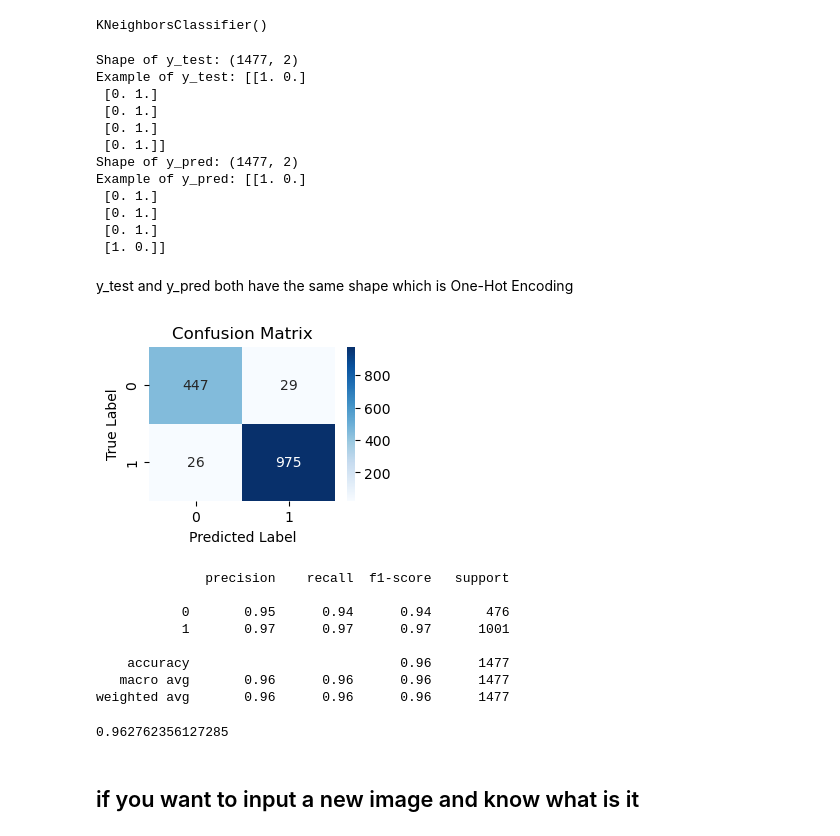
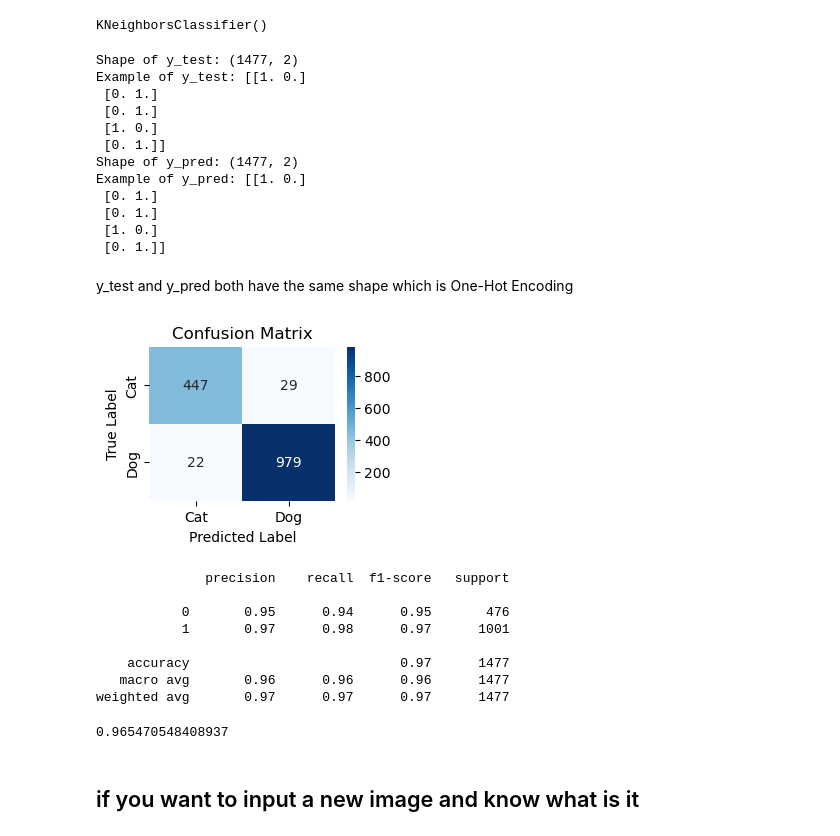
Before and after one commit to yara279-gif/pet, a Jupyter notebook: knn.ipynb, the cells around one changed output. Cells and saved outputs as stored; diff of their text form; code cells hidden in the pictures.

```diff
--- a/knn.ipynb
+++ b/knn.ipynb
@@ -98,7 +98,8 @@ test_data = data.flow_from_directory (
     target_size=(224, 224),
     batch_size=64,
     class_mode='categorical',
-    subset = 'validation'
+    subset = 'validation',
+
 )
 # %% [output]
 Found 1477 images belonging to 2 classes.
@@ -180,39 +181,39 @@ Shape of y_test: (1477, 2)
 Example of y_test: [[1. 0.]
  [0. 1.]
  [0. 1.]
- [0. 1.]
+ [1. 0.]
  [0. 1.]]
 Shape of y_pred: (1477, 2)
 Example of y_pred: [[1. 0.]
  [0. 1.]
  [0. 1.]
- [0. 1.]
- [1. 0.]]
+ [1. 0.]
+ [0. 1.]]
 # %% [markdown]
 y_test and y_pred  both have the same shape which is One-Hot Encoding
 # %%
 cm = confusion_matrix(y_test.argmax(axis=1), y_pred.argmax(axis=1))
 
 plt.figure(figsize=(3,2))
-sns.heatmap(cm,fmt = 'd',annot =True,cmap = 'Blues', xticklabels=range(2), yticklabels=range(2))
+sns.heatmap(cm,fmt = 'd',annot =True,cmap = 'Blues', xticklabels=['Cat','Dog'], yticklabels=['Cat','Dog'])
 plt.title("Confusion Matrix")
 plt.xlabel("Predicted Label")
 plt.ylabel("True Label")
 plt.show()
 # %% [output]
-[figure, old version]
+[figure, new version]
 # %%
 print(classification_report(y_test.argmax(axis=1), y_pred.argmax(axis=1)))
 # %% [output]
               precision    recall  f1-score   support
 
-           0       0.95      0.94      0.94       476
-           1       0.97      0.97      0.97      1001
+           0       0.95      0.94      0.95       476
+           1       0.97      0.98      0.97      1001
 
-    accuracy                           0.96      1477
+    accuracy                           0.97      1477
    macro avg       0.96      0.96      0.96      1477
-weighted avg       0.96      0.96      0.96      1477
+weighted avg       0.97      0.97      0.97      1477
 # %%
 accuracy_score(y_test.argmax(axis=1), y_pred.argmax(axis=1))
 # %% [output]
-0.962762356127285
+0.965470548408937
```
Also changed, not shown: parts of 4 cells of this notebook, 1 other file.
